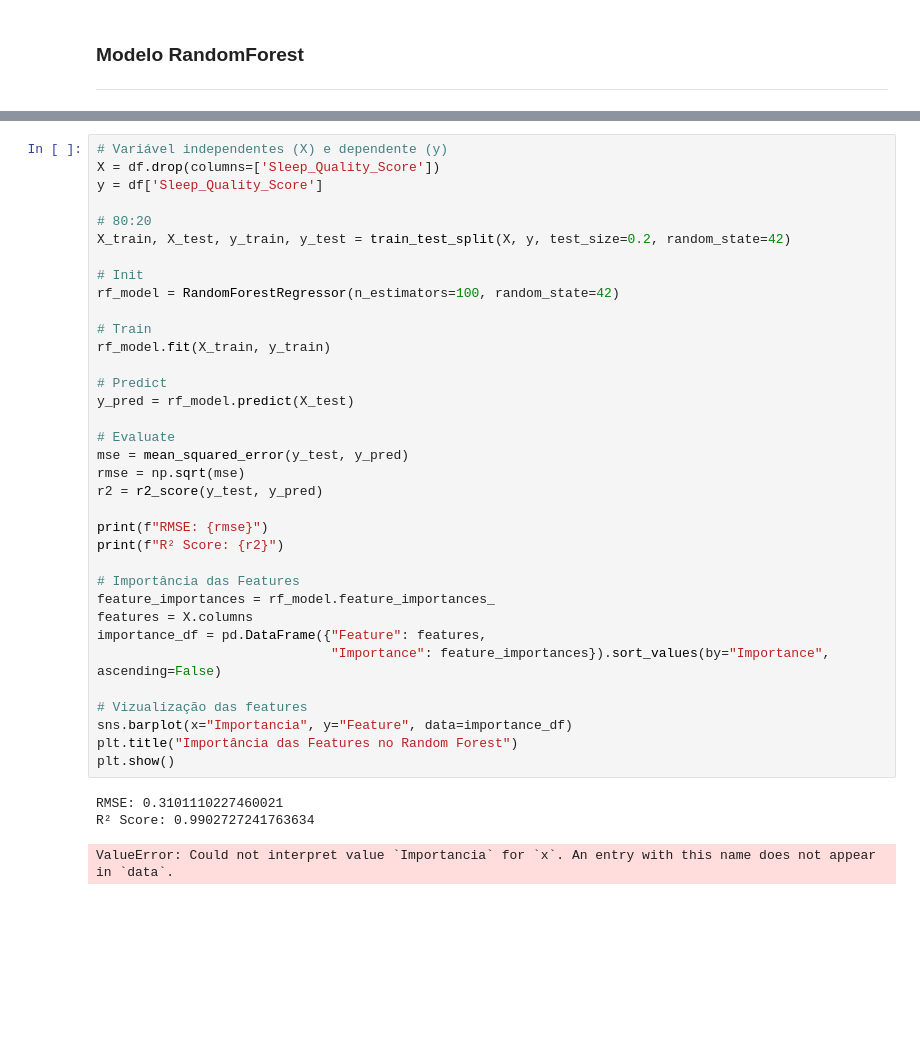
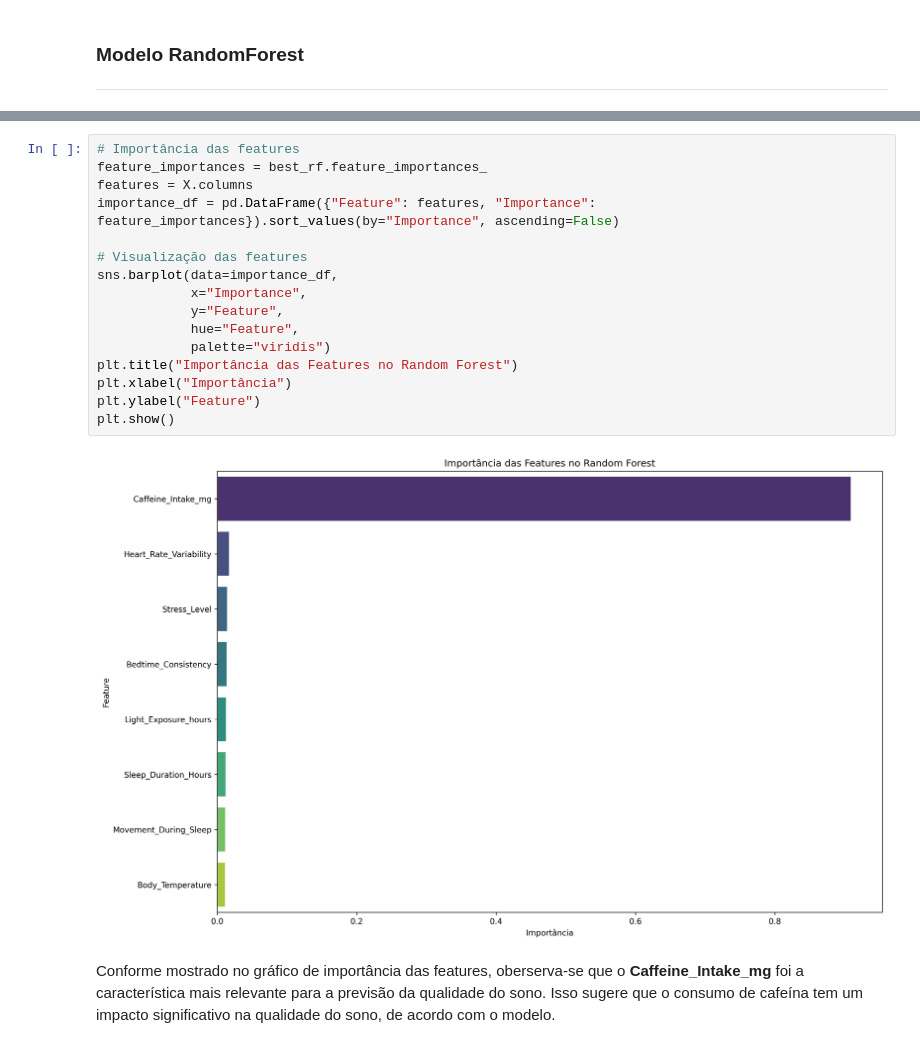
Before and after one commit to vitorAugusto2/m-tricas-sono-sa-de, a Jupyter notebook: main.ipynb, the cells around one changed output, grey strips where cells are left out. Saved outputs shown, nothing was run; the diff lists cells and outputs as text; blank space fills up the shorter version.

```diff
--- a/main.ipynb
+++ b/main.ipynb
@@ -230,39 +294,20 @@ plt.show()
 # %%
-# Variável independentes (X) e dependente (y)
-X = df.drop(columns=['Sleep_Quality_Score'])
-y = df['Sleep_Quality_Score']
+# Importância das features
+feature_importances = best_rf.feature_importances_
+features = X.columns
+importance_df = pd.DataFrame({"Feature": features, "Importance": feature_importances}).sort_values(by="Importance", ascending=False)
 
-# 80:20
-X_train, X_test, y_train, y_test = train_test_split(X, y, test_size=0.2, random_state=42)
-
-# Init
-rf_model = RandomForestRegressor(n_estimators=100, random_state=42)
-
-# Train
-rf_model.fit(X_train, y_train)
-
-# Predict
-y_pred = rf_model.predict(X_test)
-
-# Evaluate
-mse = mean_squared_error(y_test, y_pred)
-rmse = np.sqrt(mse)
-r2 = r2_score(y_test, y_pred)
-
-print(f"RMSE: {rmse}")
-print(f"R² Score: {r2}")
-
-# Importância das Features
-feature_importances = rf_model.feature_importances_
-features = X.columns
-importance_df = pd.DataFrame({"Feature": features,
-                              "Importance": feature_importances}).sort_values(by="Importance", ascending=False)
-
-# Vizualização das features
-sns.barplot(x="Importancia", y="Feature", data=importance_df)
+# Visualização das features
+sns.barplot(data=importance_df,
+            x="Importance",
+            y="Feature",
+            hue="Feature",
+            palette="viridis")
 plt.title("Importância das Features no Random Forest")
+plt.xlabel("Importância")
+plt.ylabel("Feature")
 plt.show()
 # %% [output]
-RMSE: 0.3101110227460021
-R² Score: 0.9902727241763634
-ValueError: Could not interpret value `Importancia` for `x`. An entry with this name does not appear in `data`.
+[figure, added]
+# %% [markdown]
+Conforme mostrado no gráfico de importância das features, oberserva-se que o **Caffeine_Intake_mg** foi a característica mais relevante para a previsão da qualidade do sono. Isso sugere que o consumo de cafeína tem um impacto significativo na qualidade do sono, de acordo com o modelo.
```
Also changed, not shown: parts of 8 cells of this notebook, 1 other file.
